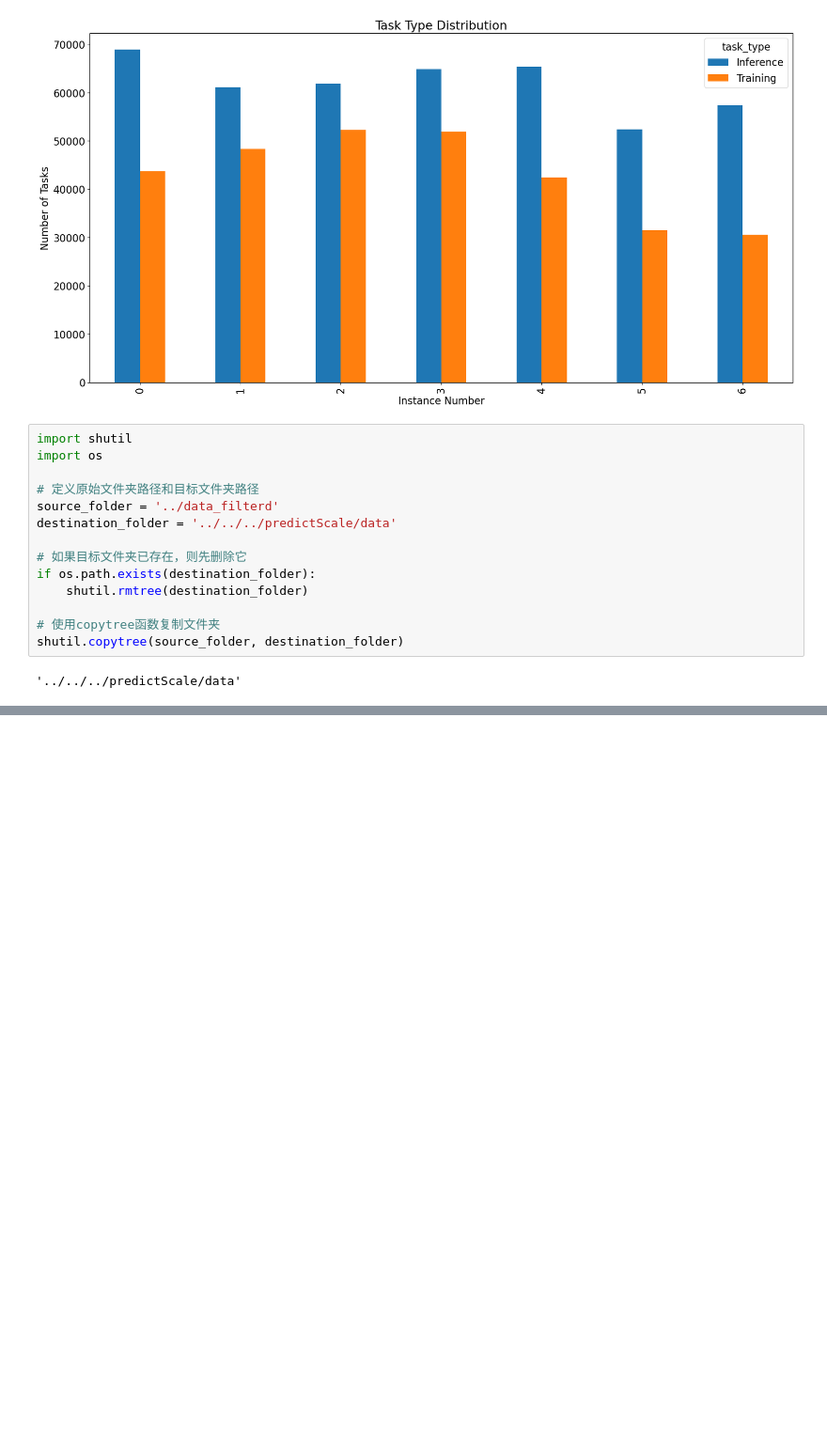
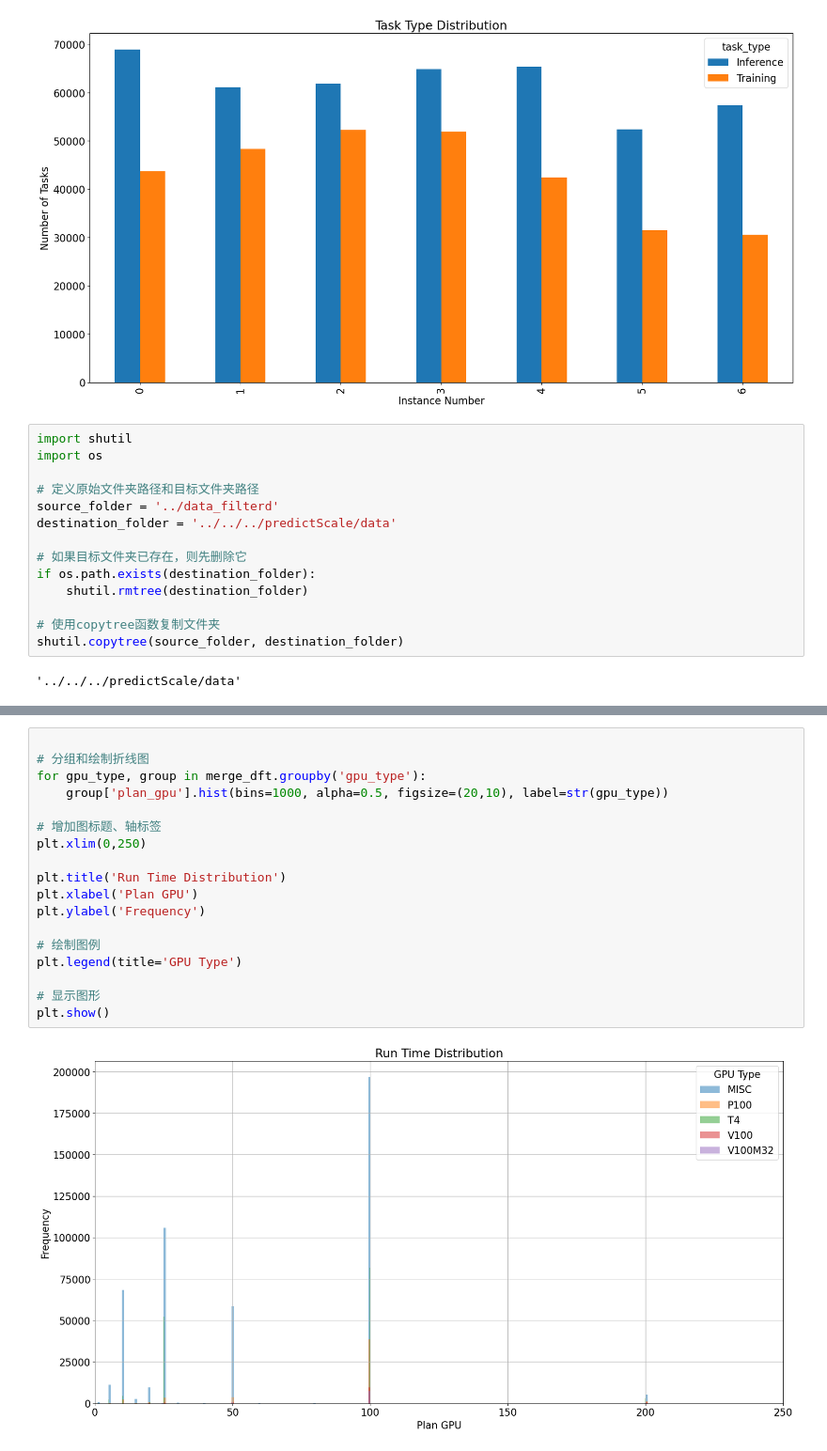
Before and after one commit to geniezi/clusterdata, a Jupyter notebook: cluster-trace-gpu-v2020/analysis/analysis_gzy.ipynb, the cells around one changed output, grey strips where cells are left out. Shown: that part at 94% size. Drawn from its saved outputs; the diff is of its cells as text; blank space fills up the shorter version.

```diff
--- a/cluster-trace-gpu-v2020/analysis/analysis_gzy.ipynb
+++ b/cluster-trace-gpu-v2020/analysis/analysis_gzy.ipynb
@@ -204,0 +245,20 @@ shutil.copytree(source_folder, destination_folder)
+# %%
+
+# 分组和绘制折线图
+for gpu_type, group in merge_dft.groupby('gpu_type'):
+    group['plan_gpu'].hist(bins=1000, alpha=0.5, figsize=(20,10), label=str(gpu_type))
+
+# 增加图标题、轴标签
+plt.xlim(0,250)
+
+plt.title('Run Time Distribution')
+plt.xlabel('Plan GPU')
+plt.ylabel('Frequency')
+
+# 绘制图例
+plt.legend(title='GPU Type')
+
+# 显示图形
+plt.show()
+# %% [output]
+[figure, added]
```
Also changed, not shown: parts of 7 cells of this notebook.
